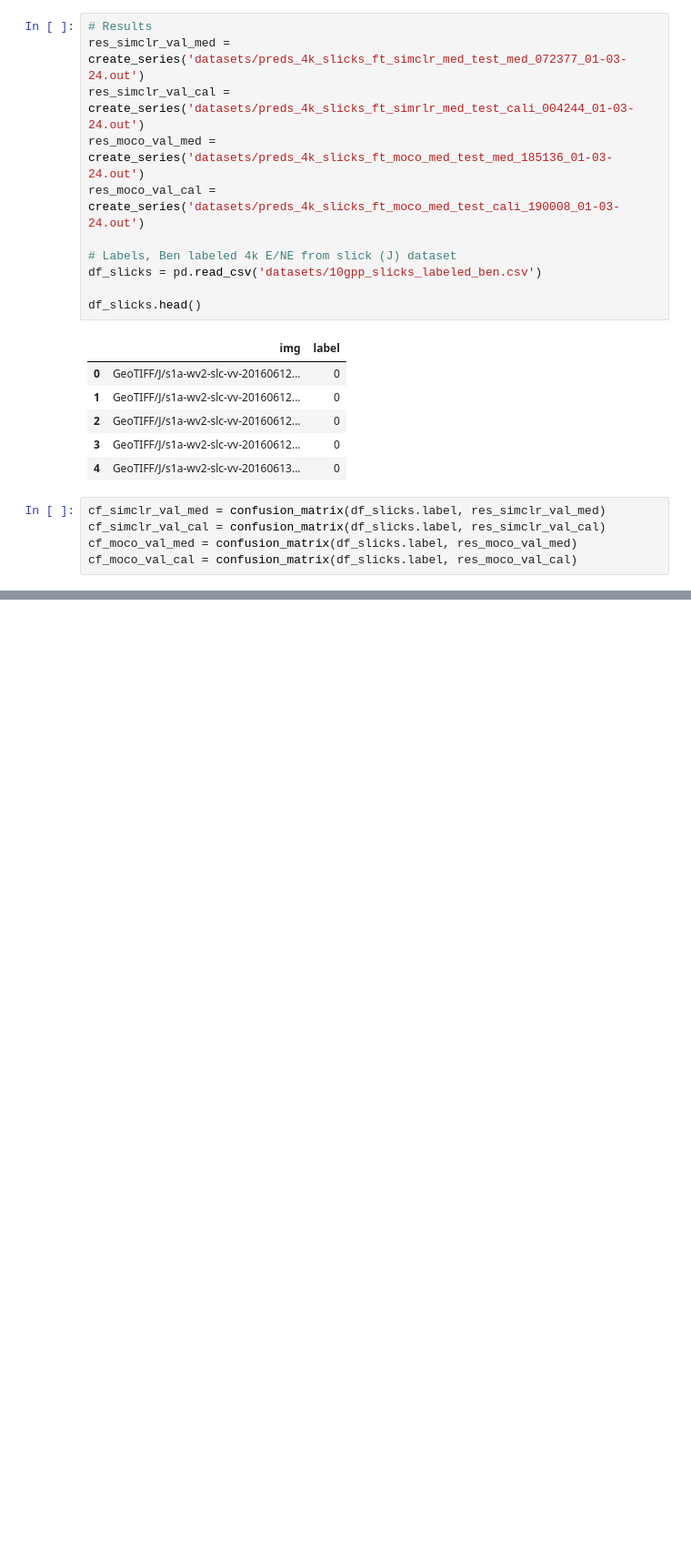
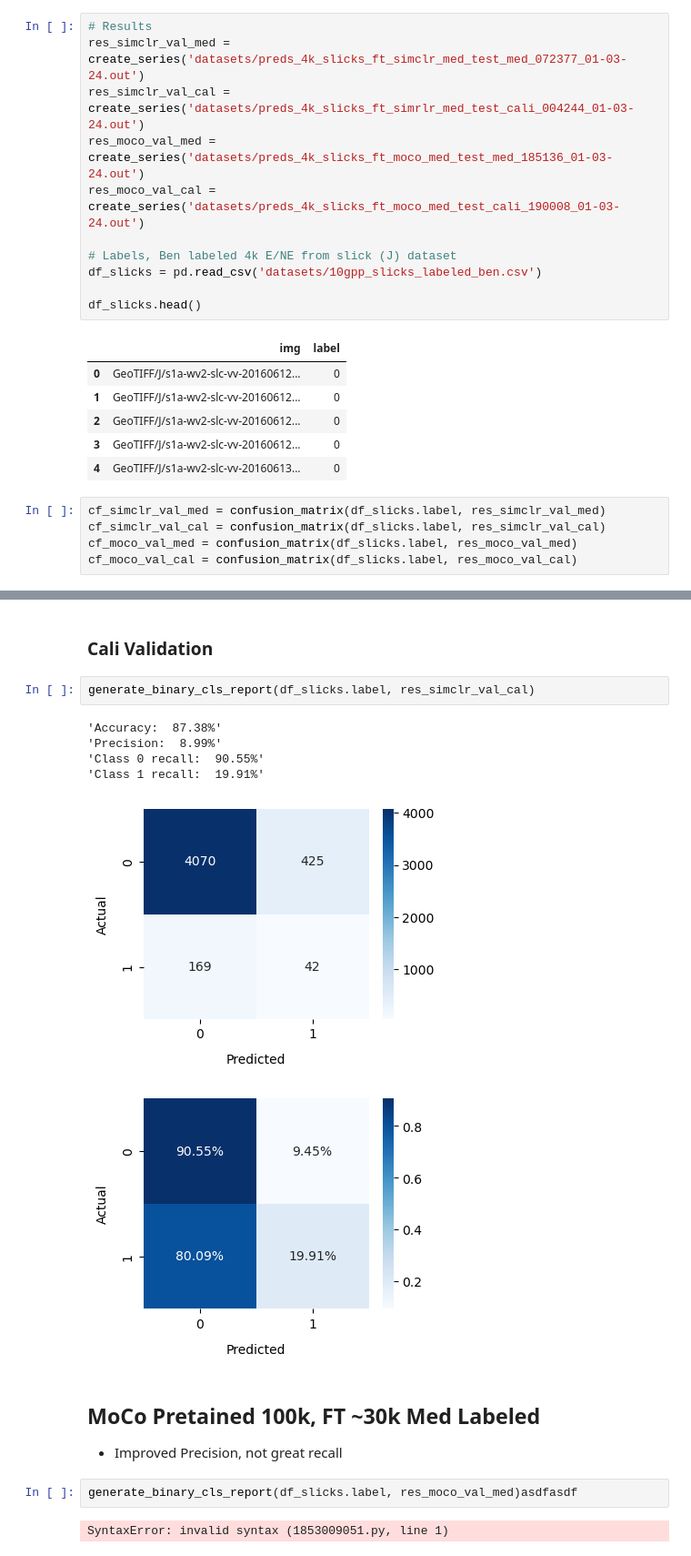
Before and after one commit to jpl-slice/kai_workspace, a Jupyter notebook: nbs/sar_4k_10GPP_slick_inference_010324.ipynb, the cells around one changed output, grey strips where cells are left out. Shown at 91% size. Saved outputs shown, nothing was run; the diff lists cells and outputs as text; blank space fills up the shorter version.

```diff
--- a/nbs/sar_4k_10GPP_slick_inference_010324.ipynb
+++ b/nbs/sar_4k_10GPP_slick_inference_010324.ipynb
@@ -76,0 +91,18 @@ array([[4357,  138],
+# %% [markdown]
+### Cali Validation
+# %%
+generate_binary_cls_report(df_slicks.label, res_simclr_val_cal)
+# %% [output]
+'Accuracy:  87.38%'
+'Precision:  8.99%'
+'Class 0 recall:  90.55%'
+'Class 1 recall:  19.91%'
+[figure, added]
+[figure, added]
+# %% [markdown]
+## MoCo Pretained 100k, FT ~30k Med Labeled
+* Improved Precision, not great recall
+# %%
+generate_binary_cls_report(df_slicks.label, res_moco_val_med)asdfasdf
+# %% [output]
+SyntaxError: invalid syntax (1853009051.py, line 1)
```
Also changed, not shown: parts of 12 cells of this notebook, 3 other files.
